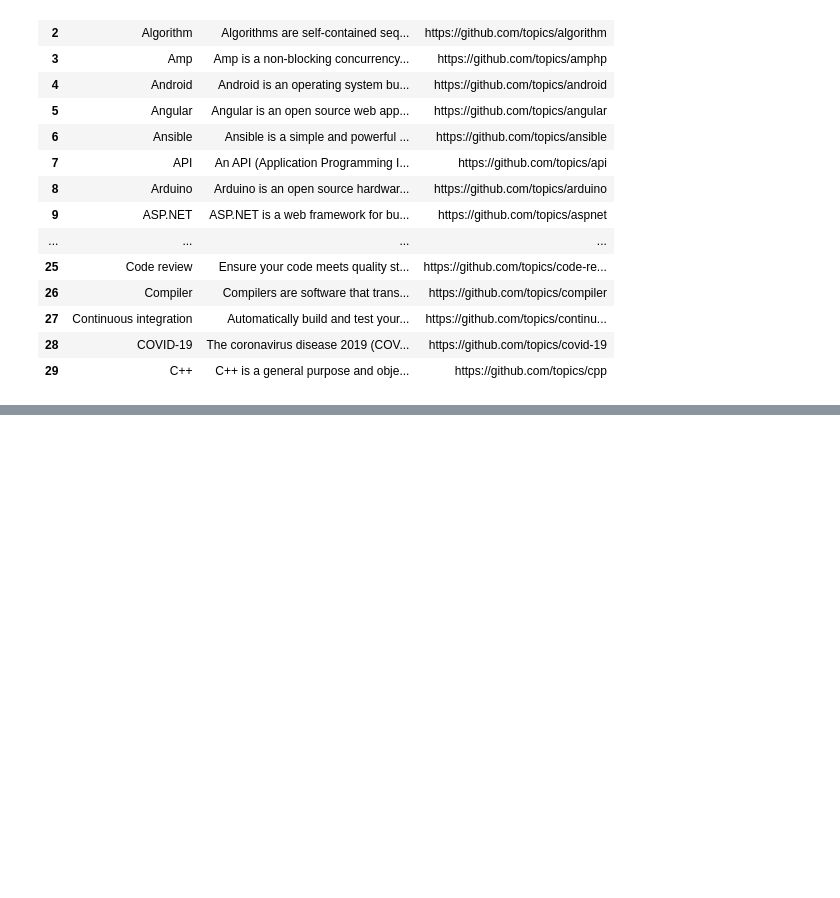
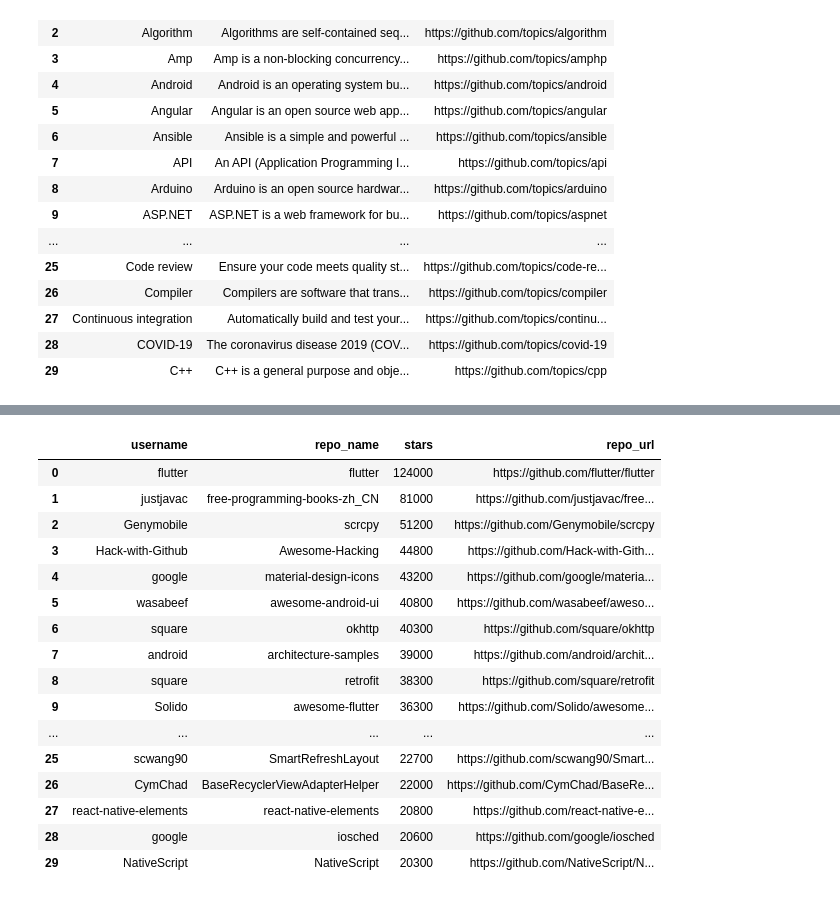
Before and after one commit to abhishekchandra2522k/web-scrapery, a Jupyter notebook: Project/scraping-github-topics-repo-rough.ipynb, the cells around one changed output, grey strips where cells are left out. Drawn from its saved outputs; the diff is of its cells as text; code cells hidden in the pictures; blank space fills up the shorter version.

```diff
--- a/Project/scraping-github-topics-repo-rough.ipynb
+++ b/Project/scraping-github-topics-repo-rough.ipynb
@@ -493,0 +494,20 @@ Scraping top repositories for C++
+# %%
+pd.read_csv("data/Android.csv")
+# %% [output]
+|  | username | repo_name | stars | repo_url |
+| 0 | flutter | flutter | 124000 | https://github.com/flutter/flutter |
+| 1 | justjavac | free-programming-books-zh_CN | 81000 | https://github.com/justjavac/free... |
+| 2 | Genymobile | scrcpy | 51200 | https://github.com/Genymobile/scrcpy |
+| 3 | Hack-with-Github | Awesome-Hacking | 44800 | https://github.com/Hack-with-Gith... |
+| 4 | google | material-design-icons | 43200 | https://github.com/google/materia... |
+| 5 | wasabeef | awesome-android-ui | 40800 | https://github.com/wasabeef/aweso... |
+| 6 | square | okhttp | 40300 | https://github.com/square/okhttp |
+| 7 | android | architecture-samples | 39000 | https://github.com/android/archit... |
+| 8 | square | retrofit | 38300 | https://github.com/square/retrofit |
+| 9 | Solido | awesome-flutter | 36300 | https://github.com/Solido/awesome... |
+| ... | ... | ... | ... | ... |
+| 25 | scwang90 | SmartRefreshLayout | 22700 | https://github.com/scwang90/Smart... |
+| 26 | CymChad | BaseRecyclerViewAdapterHelper | 22000 | https://github.com/CymChad/BaseRe... |
+| 27 | react-native-elements | react-native-elements | 20800 | https://github.com/react-native-e... |
+| 28 | google | iosched | 20600 | https://github.com/google/iosched |
+| 29 | NativeScript | NativeScript | 20300 | https://github.com/NativeScript/N... |
```
Also changed, not shown: parts of 9 cells of this notebook, 2 other files.
